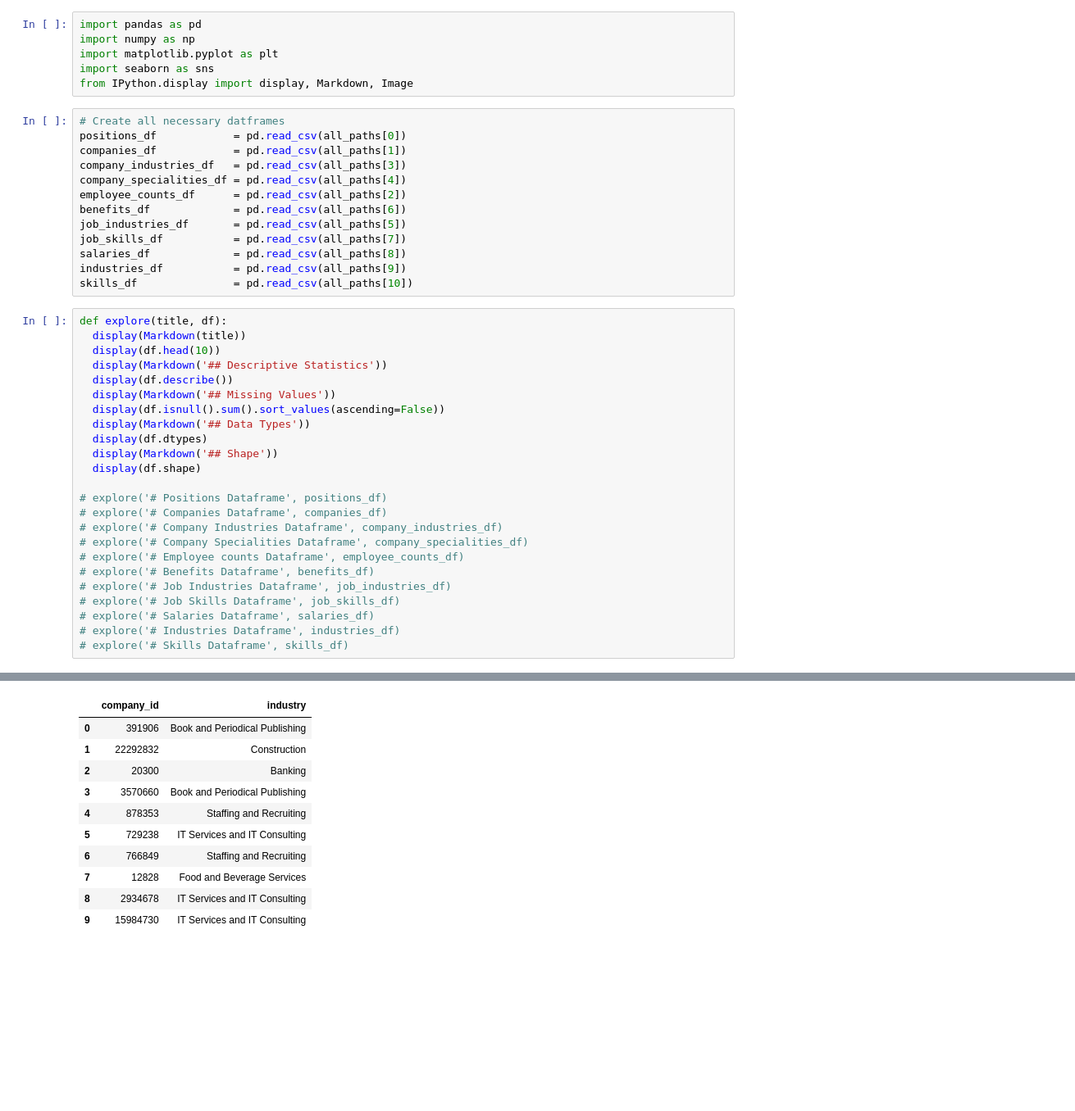
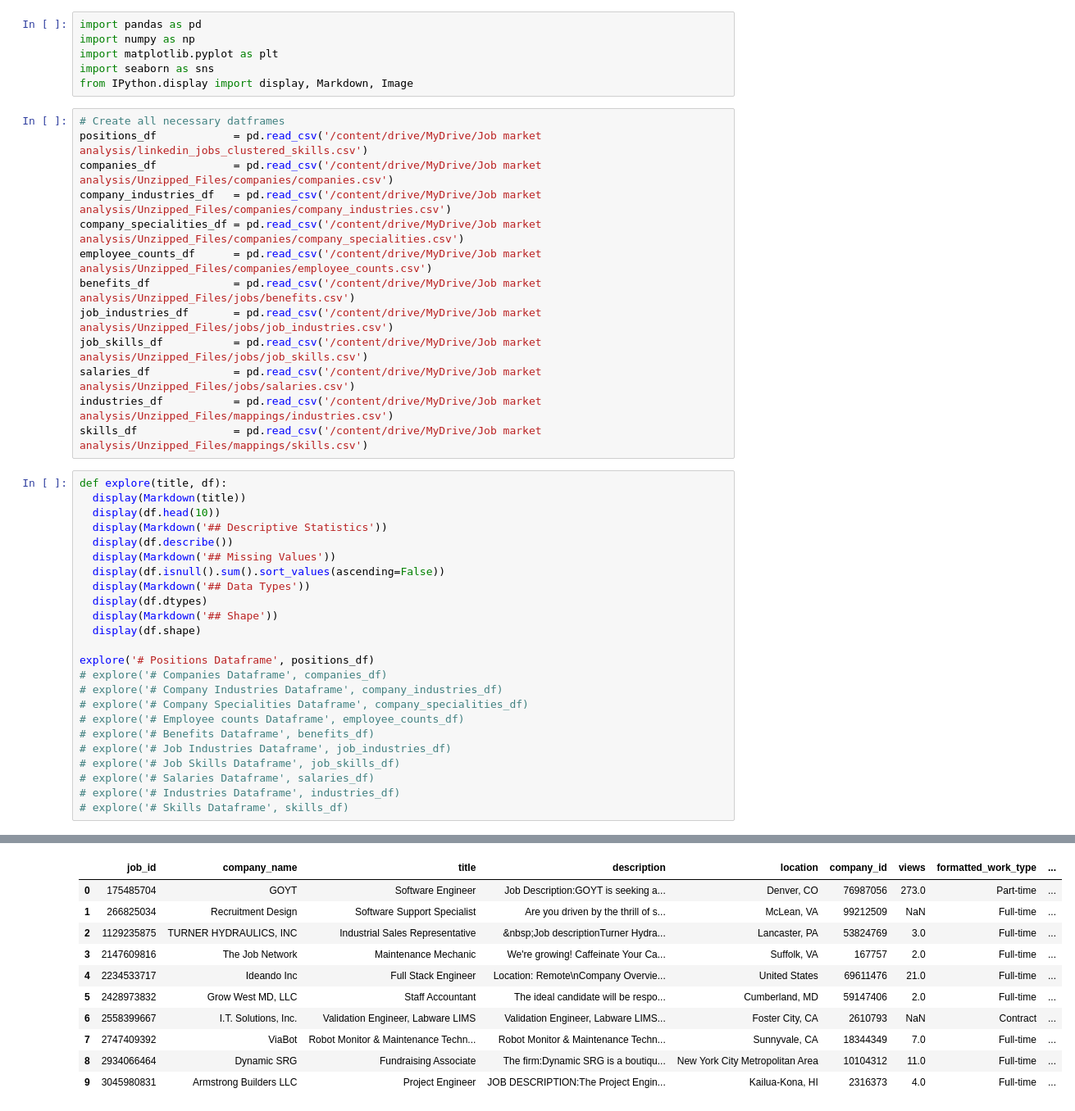
Before and after one commit to Lennykiruthu/job-market-analysis, a Jupyter notebook: 01_data_injestion.ipynb, the cells around one changed output, grey strips where cells are left out. Shown at 82% size. Cells and saved outputs as stored; diff of their text form; blank space fills up the shorter version.

```diff
--- a/01_data_injestion.ipynb
+++ b/01_data_injestion.ipynb
@@ -57,17 +59,17 @@ import seaborn as sns
 from IPython.display import display, Markdown, Image
 # %%
 # Create all necessary datframes
-positions_df            = pd.read_csv(all_paths[0])
-companies_df            = pd.read_csv(all_paths[1])
-company_industries_df   = pd.read_csv(all_paths[3])
-company_specialities_df = pd.read_csv(all_paths[4])
-employee_counts_df      = pd.read_csv(all_paths[2])
-benefits_df             = pd.read_csv(all_paths[6])
-job_industries_df       = pd.read_csv(all_paths[5])
-job_skills_df           = pd.read_csv(all_paths[7])
-salaries_df             = pd.read_csv(all_paths[8])
-industries_df           = pd.read_csv(all_paths[9])
-skills_df               = pd.read_csv(all_paths[10])
+positions_df            = pd.read_csv('/content/drive/MyDrive/Job market analysis/linkedin_jobs_clustered_skills.csv')
+companies_df            = pd.read_csv('/content/drive/MyDrive/Job market analysis/Unzipped_Files/companies/companies.csv')
+company_industries_df   = pd.read_csv('/content/drive/MyDrive/Job market analysis/Unzipped_Files/companies/company_industries.csv')
+company_specialities_df = pd.read_csv('/content/drive/MyDrive/Job market analysis/Unzipped_Files/companies/company_specialities.csv')
+employee_counts_df      = pd.read_csv('/content/drive/MyDrive/Job market analysis/Unzipped_Files/companies/employee_counts.csv')
+benefits_df             = pd.read_csv('/content/drive/MyDrive/Job market analysis/Unzipped_Files/jobs/benefits.csv')
+job_industries_df       = pd.read_csv('/content/drive/MyDrive/Job market analysis/Unzipped_Files/jobs/job_industries.csv')
+job_skills_df           = pd.read_csv('/content/drive/MyDrive/Job market analysis/Unzipped_Files/jobs/job_skills.csv')
+salaries_df             = pd.read_csv('/content/drive/MyDrive/Job market analysis/Unzipped_Files/jobs/salaries.csv')
+industries_df           = pd.read_csv('/content/drive/MyDrive/Job market analysis/Unzipped_Files/mappings/industries.csv')
+skills_df               = pd.read_csv('/content/drive/MyDrive/Job market analysis/Unzipped_Files/mappings/skills.csv')
 # %%
 def explore(title, df):
   display(Markdown(title))
@@ -81,7 +83,7 @@ def explore(title, df):
   display(Markdown('## Shape'))
   display(df.shape)
 
-# explore('# Positions Dataframe', positions_df)
+explore('# Positions Dataframe', positions_df)
 # explore('# Companies Dataframe', companies_df)
 # explore('# Company Industries Dataframe', company_industries_df)
 # explore('# Company Specialities Dataframe', company_specialities_df)
@@ -97,12 +99,12 @@ def explore(title, df):
-|  | company_id | industry |
-| 0 | 391906 | Book and Periodical Publishing |
-| 1 | 22292832 | Construction |
-| 2 | 20300 | Banking |
-| 3 | 3570660 | Book and Periodical Publishing |
-| 4 | 878353 | Staffing and Recruiting |
-| 5 | 729238 | IT Services and IT Consulting |
-| 6 | 766849 | Staffing and Recruiting |
-| 7 | 12828 | Food and Beverage Services |
-| 8 | 2934678 | IT Services and IT Consulting |
-| 9 | 15984730 | IT Services and IT Consulting |
+|  | job_id | company_name | title | description | location | company_id | views | formatted_work_type | ... |
+| 0 | 175485704 | GOYT | Software Engineer | Job Description:GOYT is seeking a... | Denver, CO | 76987056 | 273.0 | Part-time | ... |
+| 1 | 266825034 | Recruitment Design | Software Support Specialist | Are you driven by the thrill of s... | McLean, VA | 99212509 | NaN | Full-time | ... |
+| 2 | 1129235875 | TURNER HYDRAULICS, INC | Industrial Sales Representative | &nbsp;Job descriptionTurner Hydra... | Lancaster, PA | 53824769 | 3.0 | Full-time | ... |
+| 3 | 2147609816 | The Job Network | Maintenance Mechanic | We're growing! Caffeinate Your Ca... | Suffolk, VA | 167757 | 2.0 | Full-time | ... |
+| 4 | 2234533717 | Ideando Inc | Full Stack Engineer | Location: Remote\nCompany Overvie... | United States | 69611476 | 21.0 | Full-time | ... |
+| 5 | 2428973832 | Grow West MD, LLC | Staff Accountant | The ideal candidate will be respo... | Cumberland, MD | 59147406 | 2.0 | Full-time | ... |
+| 6 | 2558399667 | I.T. Solutions, Inc. | Validation Engineer, Labware LIMS | Validation Engineer, Labware LIMS... | Foster City, CA | 2610793 | NaN | Contract | ... |
+| 7 | 2747409392 | ViaBot | Robot Monitor & Maintenance Techn... | Robot Monitor & Maintenance Techn... | Sunnyvale, CA | 18344349 | 7.0 | Full-time | ... |
+| 8 | 2934066464 | Dynamic SRG | Fundraising Associate | The firm:Dynamic SRG is a boutiqu... | New York City Metropolitan Area | 10104312 | 11.0 | Full-time | ... |
+| 9 | 3045980831 | Armstrong Builders LLC | Project Engineer | JOB DESCRIPTION:The Project Engin... | Kailua-Kona, HI | 2316373 | 4.0 | Full-time | ... |
 ## Descriptive Statistics
```
Also changed, not shown: parts of 14 cells of this notebook, 6 other files.
